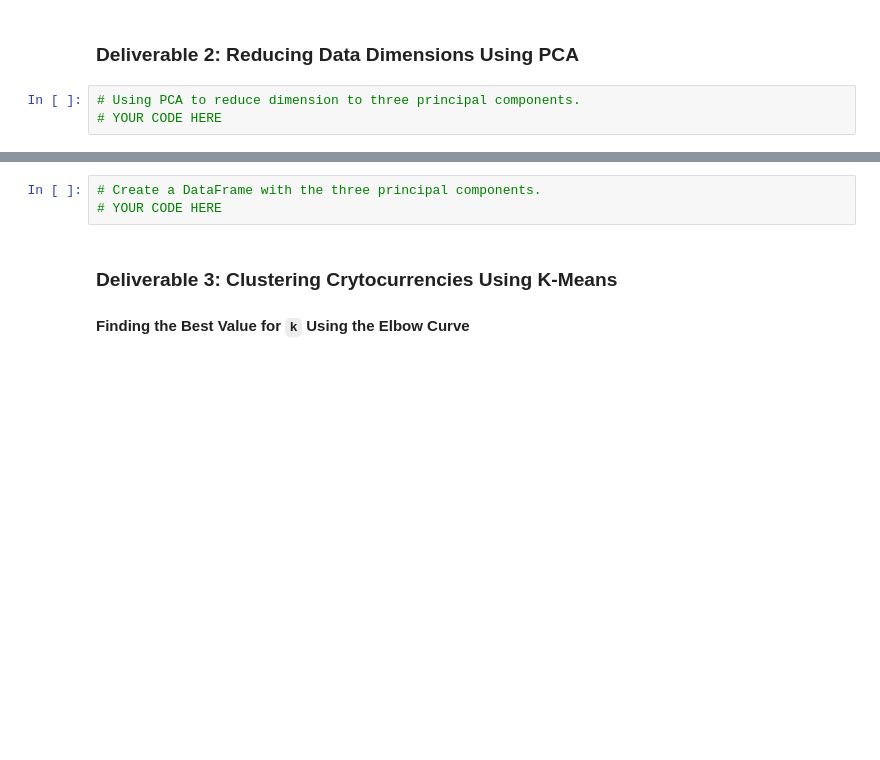
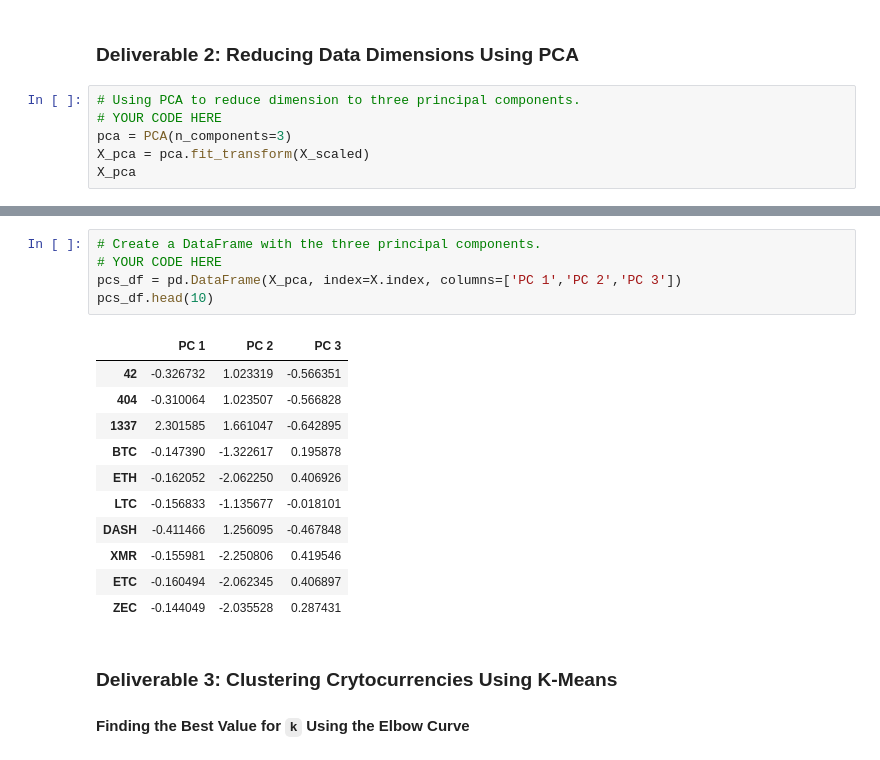
Before and after one commit to Sgarza7812/Cryptocurrencies, a Jupyter notebook: crypto_clustering.ipynb, the cells around one changed output, grey strips where cells are left out. Saved outputs shown, nothing was run; the diff lists cells and outputs as text; blank space fills up the shorter version.

```diff
--- a/crypto_clustering.ipynb
+++ b/crypto_clustering.ipynb
@@ -159,3 +159,6 @@ array([[-0.11710817, -0.1528703 , -0.0433963 , ..., -0.0433963 ,
 # %%
 # Using PCA to reduce dimension to three principal components.
 # YOUR CODE HERE
+pca = PCA(n_components=3)
+X_pca = pca.fit_transform(X_scaled)
+X_pca
@@ -162,6 +173,20 @@ array([[-0.11710817, -0.1528703 , -0.0433963 , ..., -0.0433963 ,
 # %%
 # Create a DataFrame with the three principal components.
 # YOUR CODE HERE
+pcs_df = pd.DataFrame(X_pca, index=X.index, columns=['PC 1','PC 2','PC 3'])
+pcs_df.head(10)
+# %% [output]
+|  | PC 1 | PC 2 | PC 3 |
+| 42 | -0.326732 | 1.023319 | -0.566351 |
+| 404 | -0.310064 | 1.023507 | -0.566828 |
+| 1337 | 2.301585 | 1.661047 | -0.642895 |
+| BTC | -0.147390 | -1.322617 | 0.195878 |
+| ETH | -0.162052 | -2.062250 | 0.406926 |
+| LTC | -0.156833 | -1.135677 | -0.018101 |
+| DASH | -0.411466 | 1.256095 | -0.467848 |
+| XMR | -0.155981 | -2.250806 | 0.419546 |
+| ETC | -0.160494 | -2.062345 | 0.406897 |
+| ZEC | -0.144049 | -2.035528 | 0.287431 |
 # %% [markdown]
 ### Deliverable 3: Clustering Crytocurrencies Using K-Means
 
```
Also changed, not shown: parts of 1 cell of this notebook.
